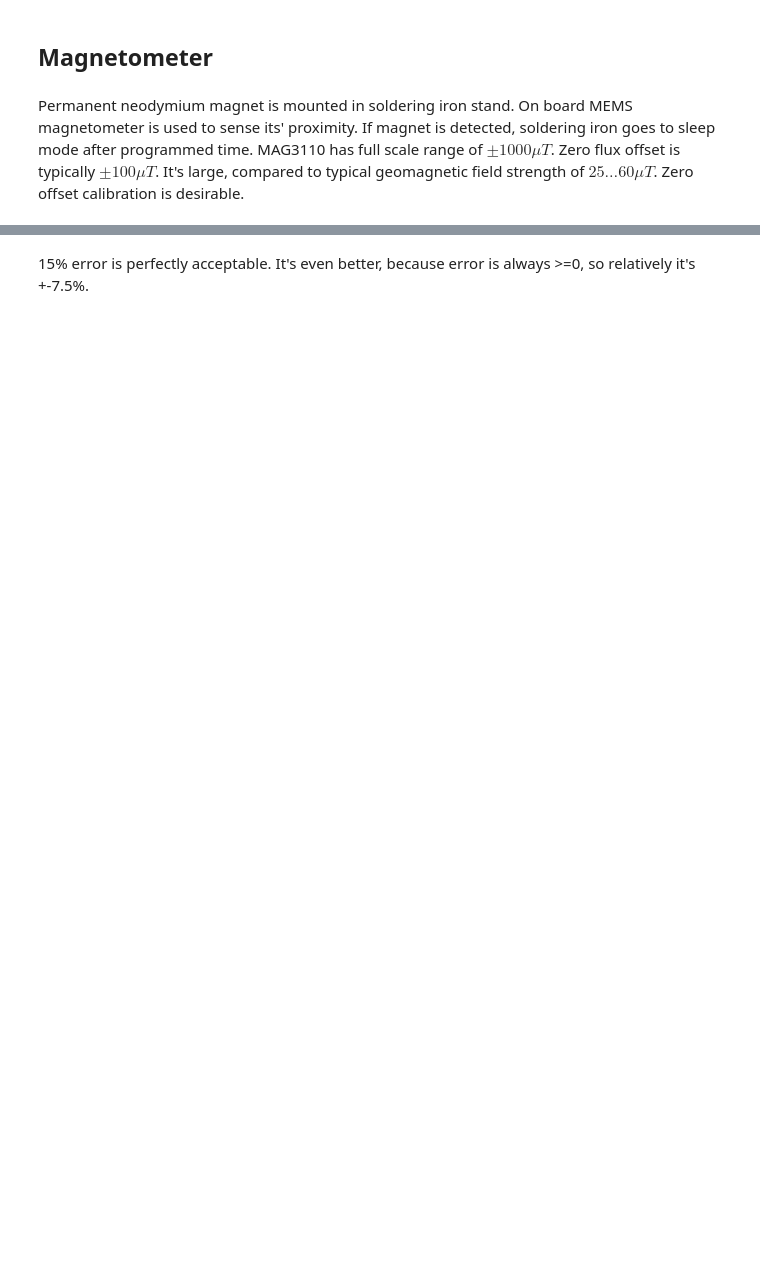
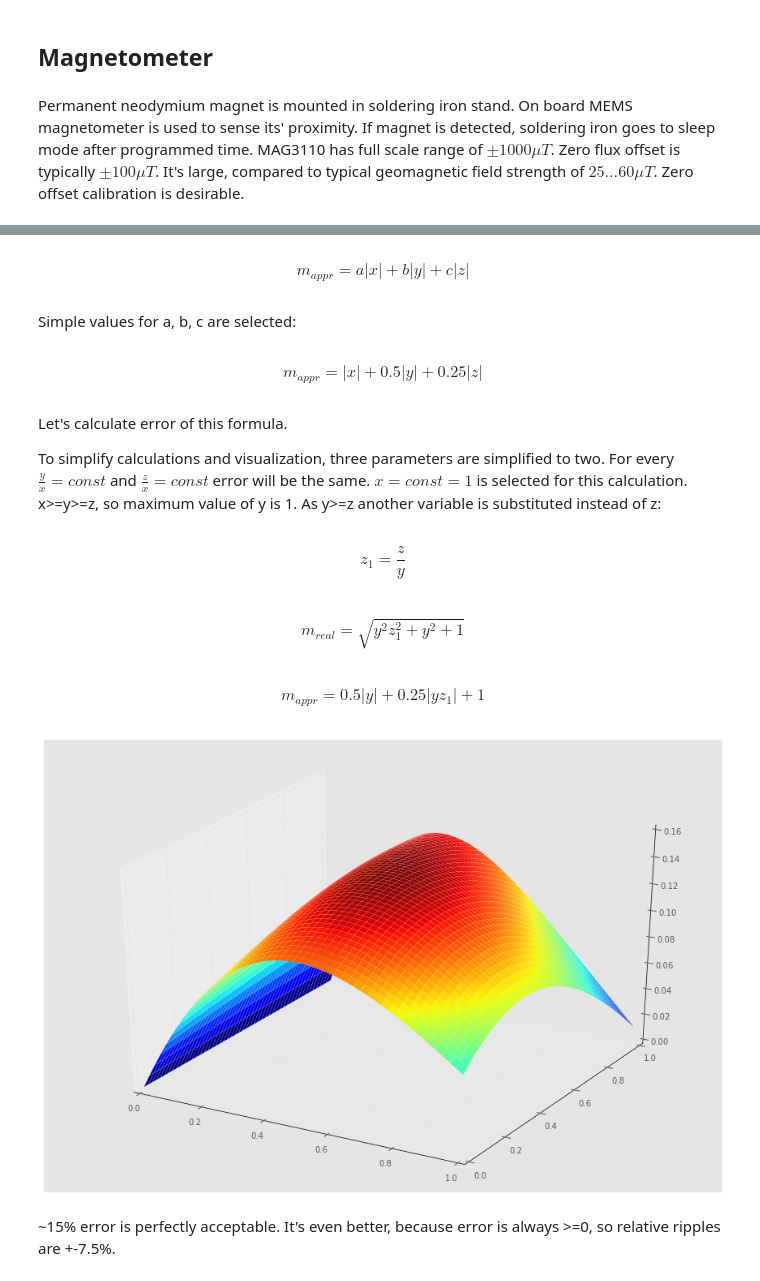
Before and after one commit to NiceCircuits/solderingPen, a Jupyter notebook: doc/design.ipynb, the cells around one changed output, grey strips where cells are left out. Drawn from its saved outputs; the diff is of its cells as text; code cells hidden in the pictures; blank space fills up the shorter version.

```diff
--- a/doc/design.ipynb
+++ b/doc/design.ipynb
@@ -62,0 +193,3 @@ Max error:  1.14564392374 , min error: 1.00739926511
+# %%
+x, y, z, a, b, c, m_real, m_appr, z_1 = symbols("x y z a b c m_real m_appr z_1")
+m_real_ = Equality(m_real, sqrt(x**2 + y**2 + z**2)); display(m_real_)
@@ -63,2 +200,31 @@ Max error:  1.14564392374 , min error: 1.00739926511
+# %%
+m_appr_ = Equality(m_appr, a*abs(x) + b*abs(y) + c*abs(z)); display(m_appr_)
+# %% [output]
+$$m_{appr} = a \left\lvert{x}\right\rvert + b \left\lvert{y}\right\rvert + c \left\lvert{z}\right\rvert$$
+# %% [markdown]
+Simple values for a, b, c are selected:
+# %%
+m_appr_ = m_appr_.subs(a,1).subs(b, 1/2).subs(c, 1/4); display(m_appr_)
+# %% [output]
+$$m_{appr} = \left\lvert{x}\right\rvert + 0.5 \left\lvert{y}\right\rvert + 0.25 \left\lvert{z}\right\rvert$$
+# %% [markdown]
+Let's calculate error of this formula.
+
+To simplify calculations and visualization, three parameters are simplified to two. For every $\frac{y}{x}=const$ and $\frac{z}{x}=const$ error will be the same. $x=const=1$ is selected for this calculation. x>=y>=z, so maximum value of y is 1. As y>=z another variable is substituted instead of z:
+# %%
+Equality(z_1,z/y)
+# %% [output]
+$$z_{1} = \frac{z}{y}$$
+# %%
+m_real_ = Equality(m_real, sqrt(1 + y**2 + (z_1*y)**2)); display(m_real_)
+m_appr_ = m_appr_.subs(x,1).subs(z,z_1*y); display(m_appr_)
+# %% [output]
+$$m_{real} = \sqrt{y^{2} z_{1}^{2} + y^{2} + 1}$$
+$$m_{appr} = 0.5 \left\lvert{y}\right\rvert + 0.25 \left\lvert{y z_{1}}\right\rvert + 1$$
+# %%
+plt.rcParams['figure.figsize'] = 15, 10
+plotting.plot3d(m_appr_.rhs/m_real_.rhs-1,(y,0,1),(z_1,0,1));plt.show()
+# %% [output]
+[figure, added]
 # %% [markdown]
-15% error is perfectly acceptable. It's even better, because error is always >=0, so relatively it's +-7.5%.
+~15% error is perfectly acceptable. It's even better, because error is always >=0, so relative ripples are +-7.5%.
```
Also changed, not shown: parts of 30 cells of this notebook, 11 other files.
